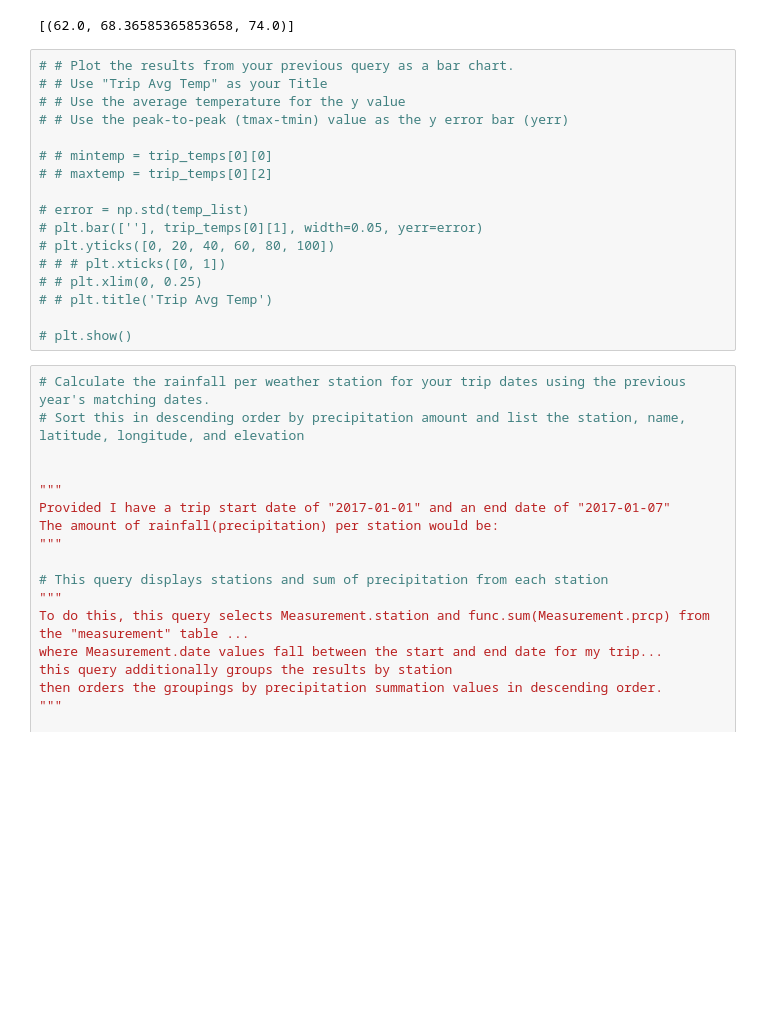
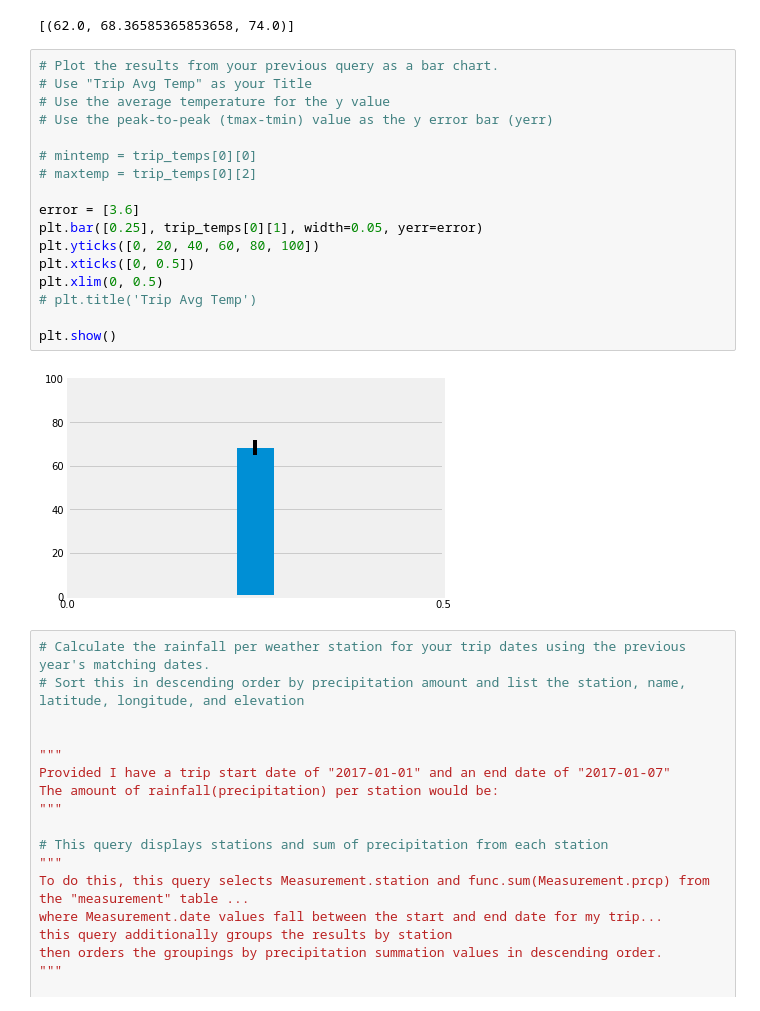
Before and after one commit to ulyssey28/Advanced-Data-Storage-and-Retrieval-, a Jupyter notebook: final_climate.ipynb, the cells around one changed output. Cells and saved outputs as stored; diff of their text form; blank space fills up the shorter version.

```diff
--- a/final_climate.ipynb
+++ b/final_climate.ipynb
@@ -277,22 +268,24 @@ trip_temps
 # %% [output]
 [(62.0, 68.36585365853658, 74.0)]
 # %%
-# # Plot the results from your previous query as a bar chart.
-# # Use "Trip Avg Temp" as your Title
-# # Use the average temperature for the y value
-# # Use the peak-to-peak (tmax-tmin) value as the y error bar (yerr)
+# Plot the results from your previous query as a bar chart.
+# Use "Trip Avg Temp" as your Title
+# Use the average temperature for the y value
+# Use the peak-to-peak (tmax-tmin) value as the y error bar (yerr)
 
-# # mintemp = trip_temps[0][0]
-# # maxtemp = trip_temps[0][2]
+# mintemp = trip_temps[0][0]
+# maxtemp = trip_temps[0][2]
 
-# error = np.std(temp_list)
-# plt.bar([''], trip_temps[0][1], width=0.05, yerr=error)
-# plt.yticks([0, 20, 40, 60, 80, 100])
-# # # plt.xticks([0, 1])
-# # plt.xlim(0, 0.25)
-# # plt.title('Trip Avg Temp')
+error = [3.6]
+plt.bar([0.25], trip_temps[0][1], width=0.05, yerr=error)
+plt.yticks([0, 20, 40, 60, 80, 100])
+plt.xticks([0, 0.5])
+plt.xlim(0, 0.5)
+# plt.title('Trip Avg Temp')
 
-# plt.show()
+plt.show()
+# %% [output]
+[figure, added]
 # %%
 # Calculate the rainfall per weather station for your trip dates using the previous year's matching dates.
 # Sort this in descending order by precipitation amount and list the station, name, latitude, longitude, and elevation
```
Also changed, not shown: parts of 3 cells of this notebook.
